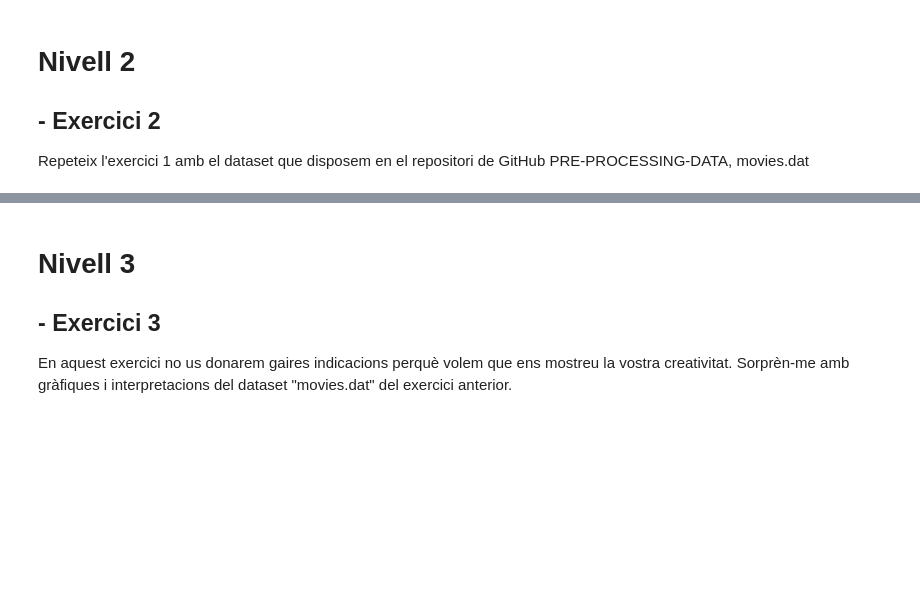
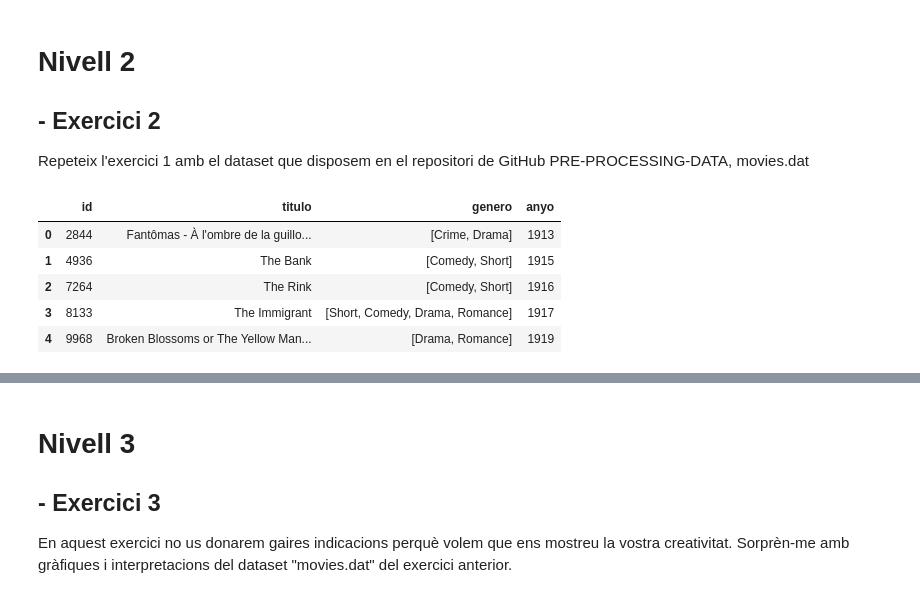
Before and after one commit to mmarcrr/Visualitzacio-grafica-de-Multiples-variables, a Jupyter notebook: S04T02.ipynb, the cells around one changed output, grey strips where cells are left out. Cells and saved outputs as stored; diff of their text form; code cells hidden in the pictures; blank space fills up the shorter version.

Commit message:
start movies

```diff
--- a/S04T02.ipynb
+++ b/S04T02.ipynb
@@ -230,3 +225,19 @@ viendo la relacion entre el tamaño y la factura, parece que los tamaños más p
 # Nivell 2
 ## - Exercici 2
 Repeteix l'exercici 1 amb el dataset que disposem en el repositori de GitHub PRE-PROCESSING-DATA, movies.dat
+# %%
+import re
+df = pd.read_csv("movies.dat", sep = "::",header=None,names = ['id','titulo','genero'], encoding="UTF-8",index_col=False, engine="python")
+df.genero=df.genero.str.split('|',expand=False).sort_values()
+df.titulo=df.titulo.replace(to_replace=r'\)', value='', regex=True).str.split('(',expand=False)
+df[['titulo','anyo']] = pd.DataFrame(df.titulo.tolist(), index= df.index)
+df.anyo=df.anyo.str.strip()
+df.titulo=df.titulo.str.strip()
+df.head()
+# %% [output]
+|  | id | titulo | genero | anyo |
+| 0 | 2844 | Fantômas - À l'ombre de la guillo... | [Crime, Drama] | 1913 |
+| 1 | 4936 | The Bank | [Comedy, Short] | 1915 |
+| 2 | 7264 | The Rink | [Comedy, Short] | 1916 |
+| 3 | 8133 | The Immigrant | [Short, Comedy, Drama, Romance] | 1917 |
+| 4 | 9968 | Broken Blossoms or The Yellow Man... | [Drama, Romance] | 1919 |
```
Also changed, not shown: parts of 10 cells of this notebook, 1 other file.
